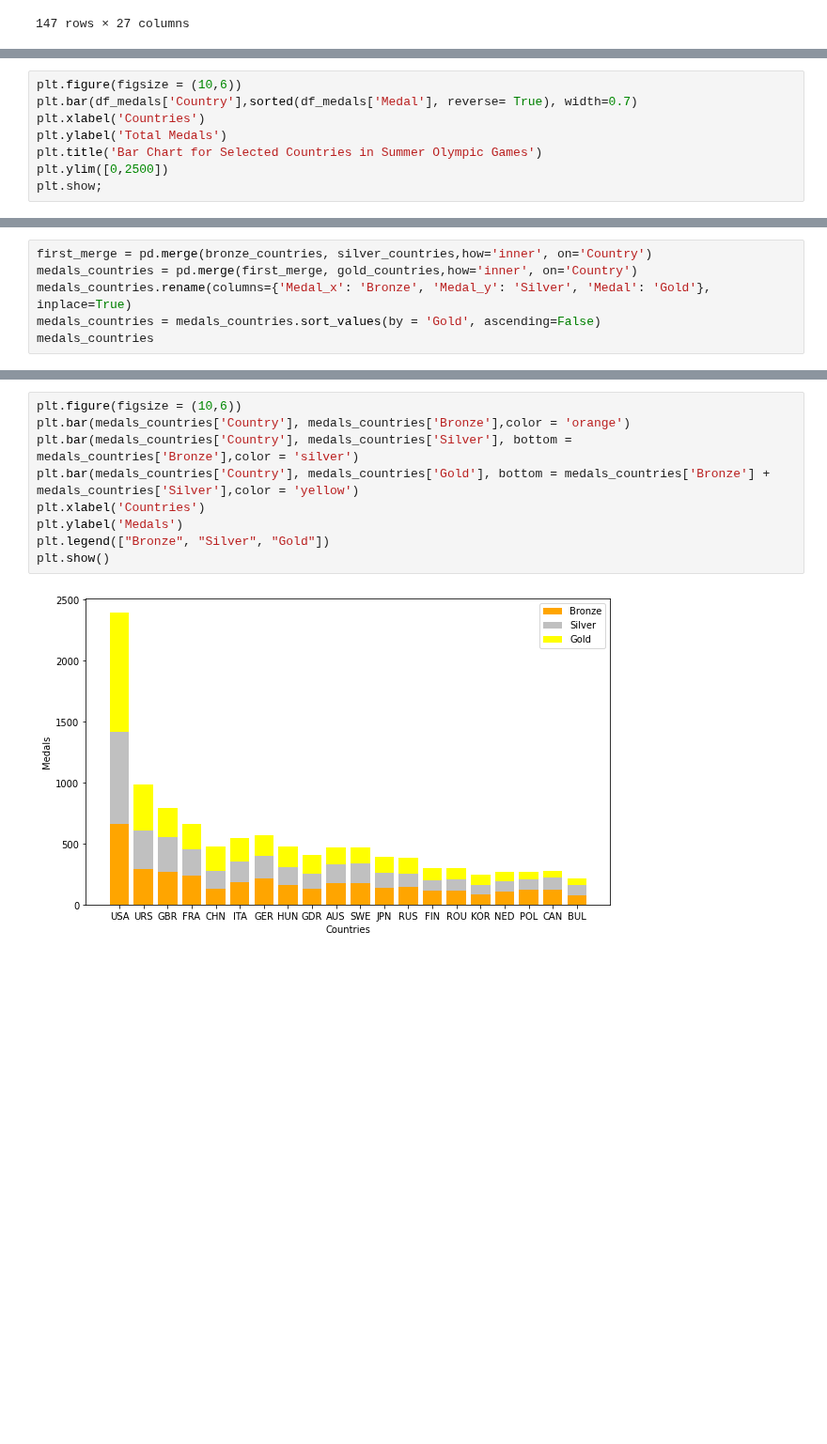
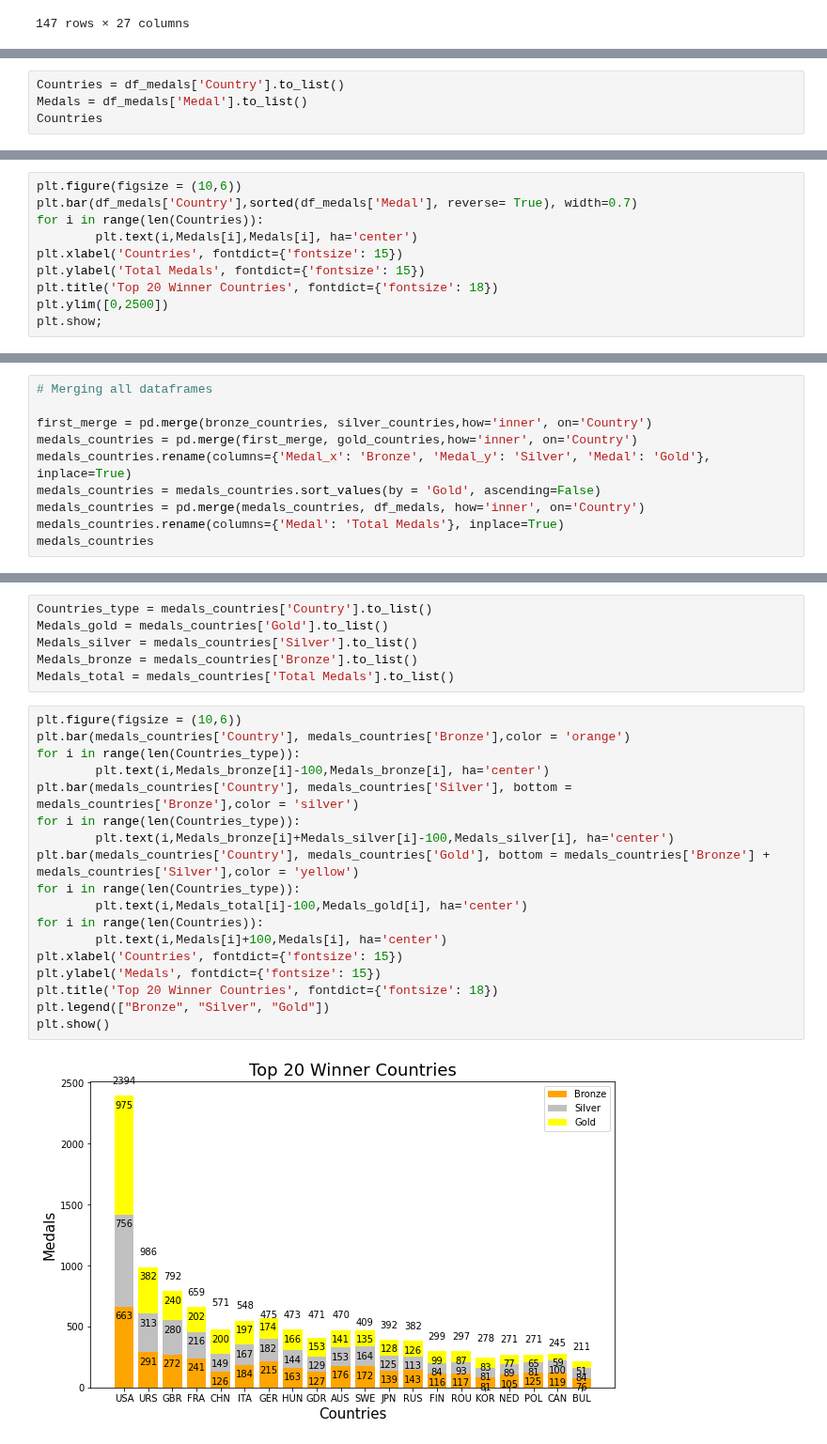
Before and after one commit to FelipeBuongermino/olympic-sports-medals, a Jupyter notebook: Olympic-analysis.ipynb, the cells around one changed output, grey strips where cells are left out. Shown at 94% size. Drawn from its saved outputs; the diff is of its cells as text; blank space fills up the shorter version.

```diff
--- a/Olympic-analysis.ipynb
+++ b/Olympic-analysis.ipynb
@@ -390,0 +369,4 @@ Countries
+# %%
+Countries = df_medals['Country'].to_list()
+Medals = df_medals['Medal'].to_list()
+Countries
@@ -391,9 +394,11 @@ Countries
 # %%
 plt.figure(figsize = (10,6))
 plt.bar(df_medals['Country'],sorted(df_medals['Medal'], reverse= True), width=0.7)
-plt.xlabel('Countries')
-plt.ylabel('Total Medals')
-plt.title('Bar Chart for Selected Countries in Summer Olympic Games')
+for i in range(len(Countries)):
+        plt.text(i,Medals[i],Medals[i], ha='center')
+plt.xlabel('Countries', fontdict={'fontsize': 15})
+plt.ylabel('Total Medals', fontdict={'fontsize': 15})
+plt.title('Top 20 Winner Countries', fontdict={'fontsize': 18})
 plt.ylim([0,2500])
 plt.show;
 # %% [output]
@@ -412,9 +422,13 @@ df_summer_bronze = df_summer_nathle[df_summer_nathle['Medal'] == 'Bronze']
 bronze_countries = df_summer_bronze.groupby(["Country"], as_index=False)["Medal"].count()
 bronze_countries = bronze_countries[bronze_countries['Country'].isin(Countries)]
 # %%
+# Merging all dataframes
+
 first_merge = pd.merge(bronze_countries, silver_countries,how='inner', on='Country')
 medals_countries = pd.merge(first_merge, gold_countries,how='inner', on='Country')
 medals_countries.rename(columns={'Medal_x': 'Bronze', 'Medal_y': 'Silver', 'Medal': 'Gold'}, inplace=True)
 medals_countries = medals_countries.sort_values(by = 'Gold', ascending=False)
+medals_countries = pd.merge(medals_countries, df_medals, how='inner', on='Country')
+medals_countries.rename(columns={'Medal': 'Total Medals'}, inplace=True)
 medals_countries
 # %% [output]
@@ -438,11 +452,26 @@ medals_countries
+# %%
+Countries_type = medals_countries['Country'].to_list()
+Medals_gold = medals_countries['Gold'].to_list()
+Medals_silver = medals_countries['Silver'].to_list()
+Medals_bronze = medals_countries['Bronze'].to_list()
+Medals_total = medals_countries['Total Medals'].to_list()
 # %%
 plt.figure(figsize = (10,6))
 plt.bar(medals_countries['Country'], medals_countries['Bronze'],color = 'orange')
+for i in range(len(Countries_type)):
+        plt.text(i,Medals_bronze[i]-100,Medals_bronze[i], ha='center')
 plt.bar(medals_countries['Country'], medals_countries['Silver'], bottom = medals_countries['Bronze'],color = 'silver')
+for i in range(len(Countries_type)):
+        plt.text(i,Medals_bronze[i]+Medals_silver[i]-100,Medals_silver[i], ha='center')
 plt.bar(medals_countries['Country'], medals_countries['Gold'], bottom = medals_countries['Bronze'] + medals_countries['Silver'],color = 'yellow')
-plt.xlabel('Countries')
-plt.ylabel('Medals')
+for i in range(len(Countries_type)):
+        plt.text(i,Medals_total[i]-100,Medals_gold[i], ha='center')
+for i in range(len(Countries)):
+        plt.text(i,Medals[i]+100,Medals[i], ha='center')
+plt.xlabel('Countries', fontdict={'fontsize': 15})
+plt.ylabel('Medals', fontdict={'fontsize': 15})
+plt.title('Top 20 Winner Countries', fontdict={'fontsize': 18})
 plt.legend(["Bronze", "Silver", "Gold"])
 plt.show()
 # %% [output]
-[figure, old version]
+[figure, new version]
```
Also changed, not shown: parts of 20 cells of this notebook.
